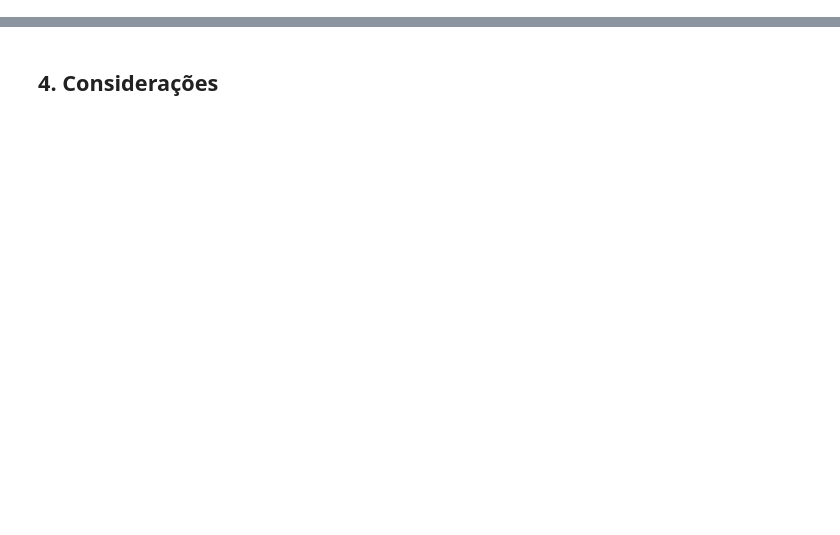
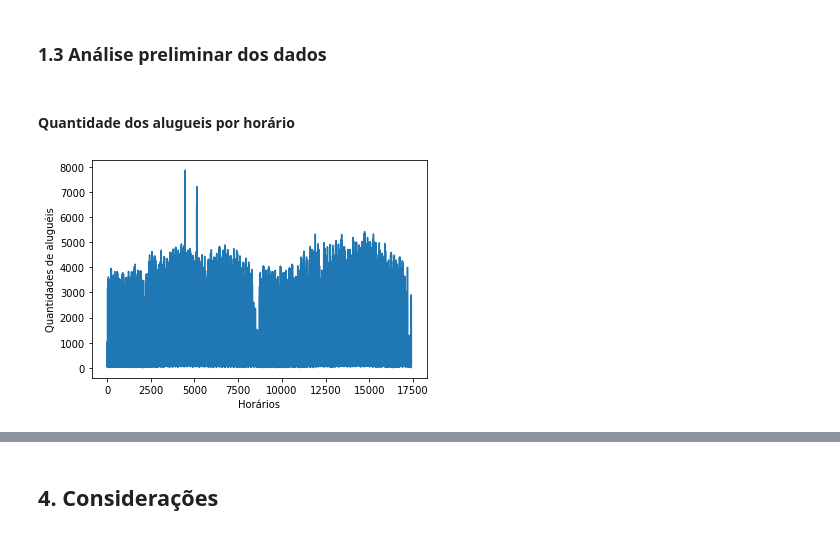
Before and after one commit to lfnd0/Semana_Omnistack, a Jupyter notebook: ML_Atividade_5.ipynb, the cells around one changed output, grey strips where cells are left out. Cells and saved outputs as stored; diff of their text form; code cells hidden in the pictures; blank space fills up the shorter version.

```diff
--- a/ML_Atividade_5.ipynb
+++ b/ML_Atividade_5.ipynb
@@ -26,0 +52,12 @@ data.head()
+# %% [markdown]
+### 1.3 Análise preliminar dos dados
+# %% [markdown]
+#### Quantidade dos alugueis por horário
+# %%
+plt.plot(data.cnt)
+plt.title('Quantidade de aluguéis por horário')
+plt.xlabel('Horários')
+plt.ylabel('Quantidade de aluguéis')
+plt.show()
+# %% [output]
+[figure, added]
```
Also changed, not shown: parts of 47 cells of this notebook.
